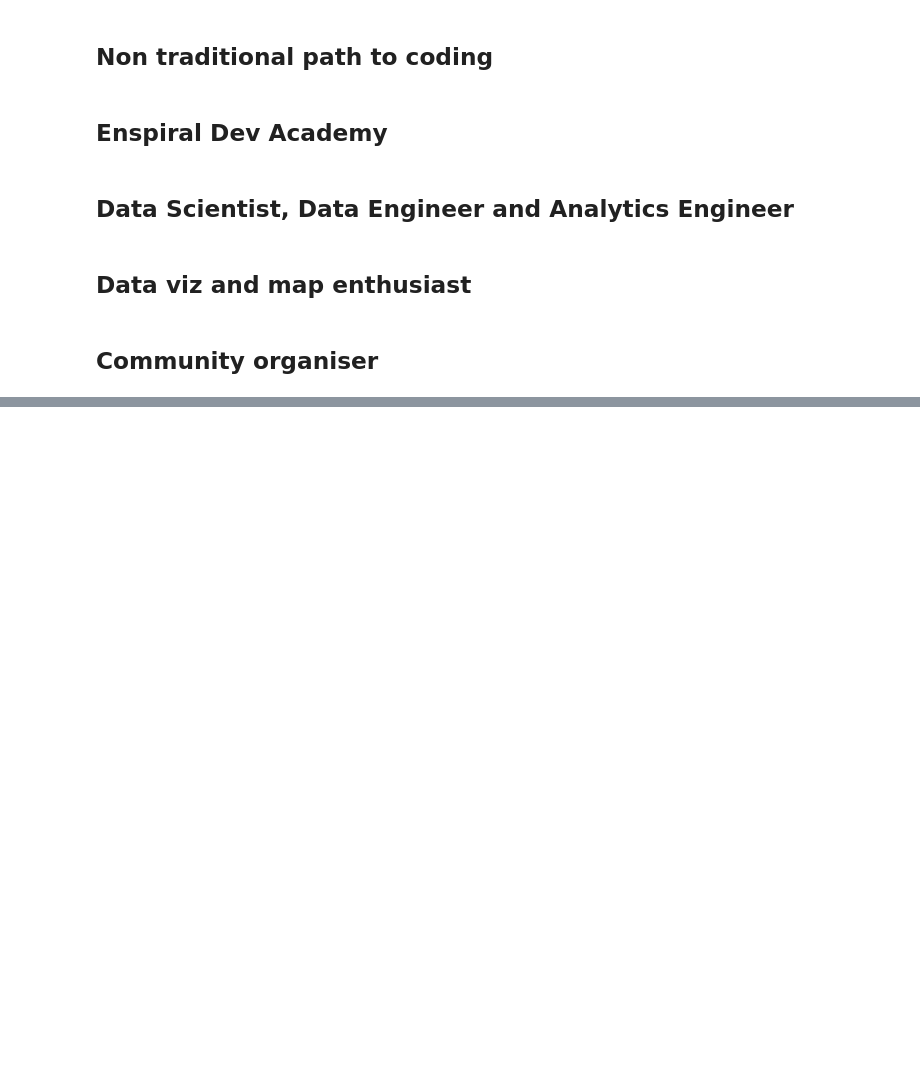
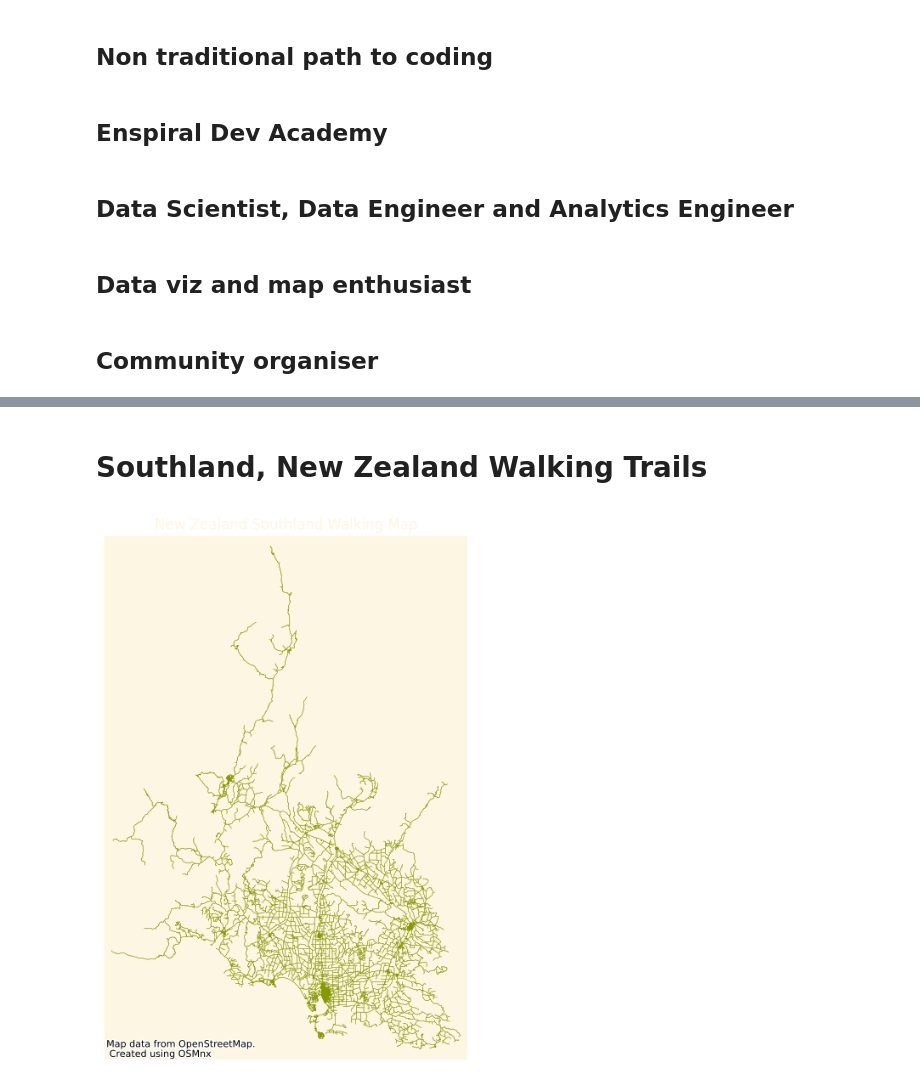
Before and after one commit to kimnewzealand/art-of-maps-2, a Jupyter notebook: presentation.ipynb, the cells around one changed output, grey strips where cells are left out. Drawn from its saved outputs; the diff is of its cells as text; code cells hidden in the pictures; blank space fills up the shorter version.

```diff
--- a/presentation.ipynb
+++ b/presentation.ipynb
@@ -55,0 +46,7 @@ Image(filename='img/netherlands_bike_map1.png')
+# %% [markdown]
+# Southland, New Zealand Walking Trails
+# %%
+
+Image(filename='img/southland_walking_map1.png')
+# %% [output]
+[figure, added]
```
Also changed, not shown: parts of 15 cells of this notebook, 8 other files.
